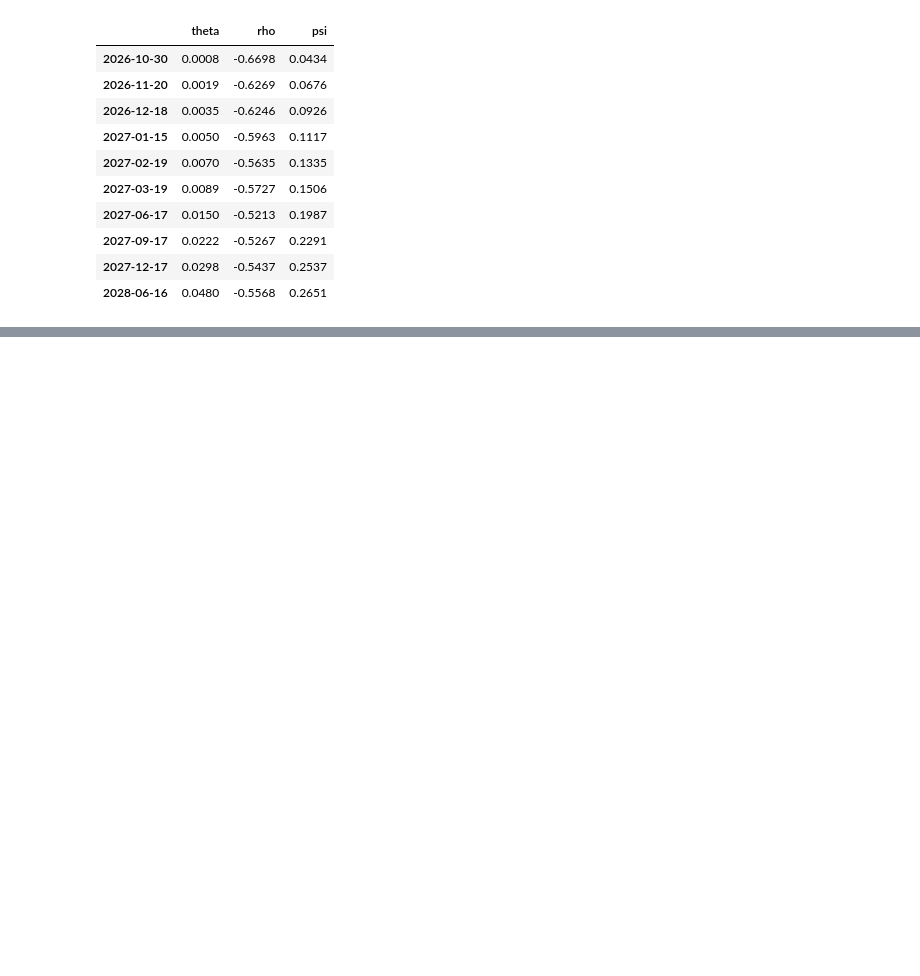
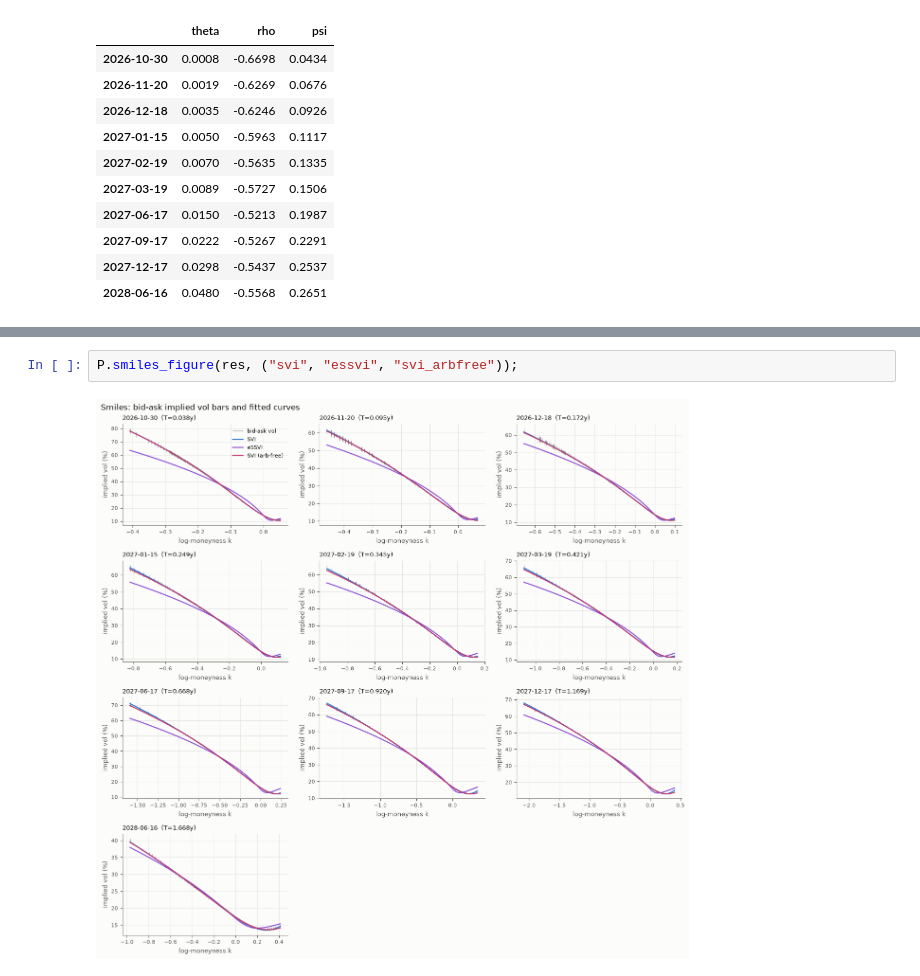
Before and after one commit to Tharun-Maheswararao/vol-surface-arbitrage, a Jupyter notebook: notebooks/analysis.ipynb, the cells around one changed output, grey strips where cells are left out. Cells and saved outputs as stored; diff of their text form; blank space fills up the shorter version.

```diff
--- a/notebooks/analysis.ipynb
+++ b/notebooks/analysis.ipynb
@@ -224,0 +229,4 @@ pd.DataFrame({"theta": essvi["thetas"], "rho": essvi["rhos"], "psi": essvi["psis
+# %%
+P.smiles_figure(res, ("svi", "essvi", "svi_arbfree"));
+# %% [output]
+[figure, added]
```
Also changed, not shown: parts of 9 cells of this notebook, 49 other files.
